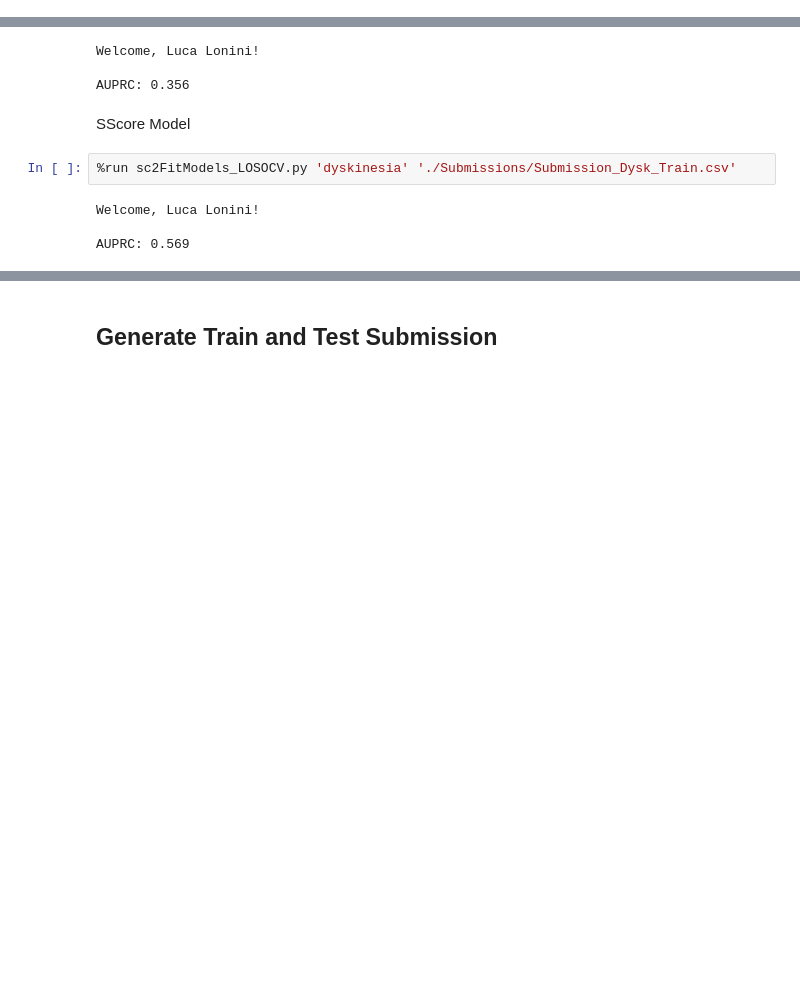
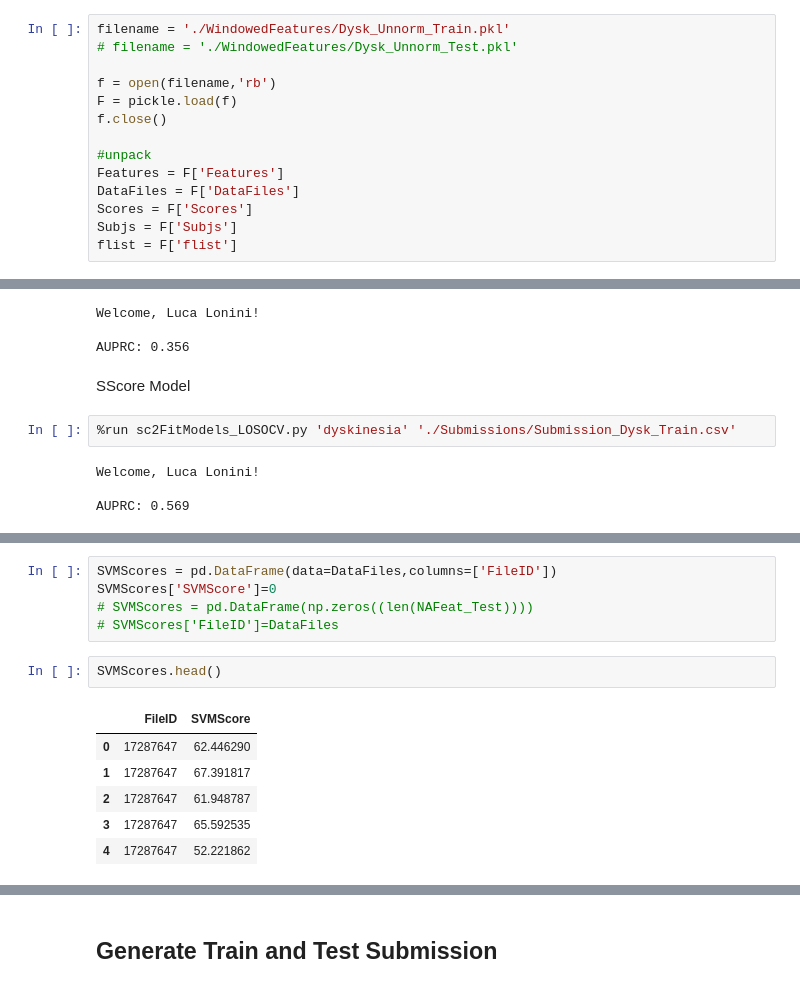
Before and after one commit to Luke3D/DREAM_PD, a Jupyter notebook: Submission_SScores.ipynb, the cells around one changed output, grey strips where cells are left out. Saved outputs shown, nothing was run; the diff lists cells and outputs as text; blank space fills up the shorter version.

```diff
--- a/Submission_SScores.ipynb
+++ b/Submission_SScores.ipynb
@@ -568,0 +565,14 @@ Features.shape
+# %%
+filename = './WindowedFeatures/Dysk_Unnorm_Train.pkl'
+# filename = './WindowedFeatures/Dysk_Unnorm_Test.pkl'
+
+f = open(filename,'rb')
+F = pickle.load(f)
+f.close()
+
+#unpack
+Features = F['Features']
+DataFiles = F['DataFiles']
+Scores = F['Scores']
+Subjs = F['Subjs']
+flist = F['flist']
@@ -778,0 +779,14 @@ AUPRC: 0.569
+# %%
+SVMScores = pd.DataFrame(data=DataFiles,columns=['FileID'])
+SVMScores['SVMScore']=0
+# SVMScores = pd.DataFrame(np.zeros((len(NAFeat_Test))))
+# SVMScores['FileID']=DataFiles
+# %%
+SVMScores.head()
+# %% [output]
+|  | FileID | SVMScore |
+| 0 | 17287647 | 62.446290 |
+| 1 | 17287647 | 67.391817 |
+| 2 | 17287647 | 61.948787 |
+| 3 | 17287647 | 65.592535 |
+| 4 | 17287647 | 52.221862 |
```
Also changed, not shown: parts of 41 cells of this notebook.
